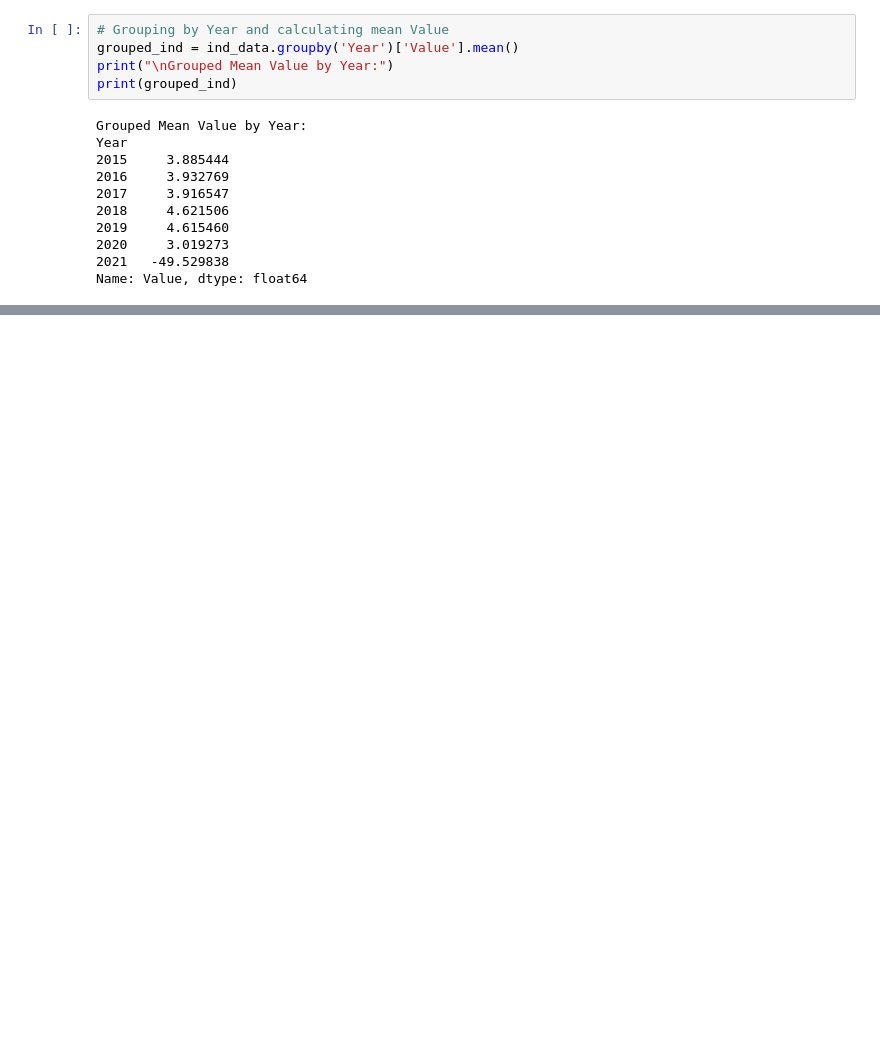
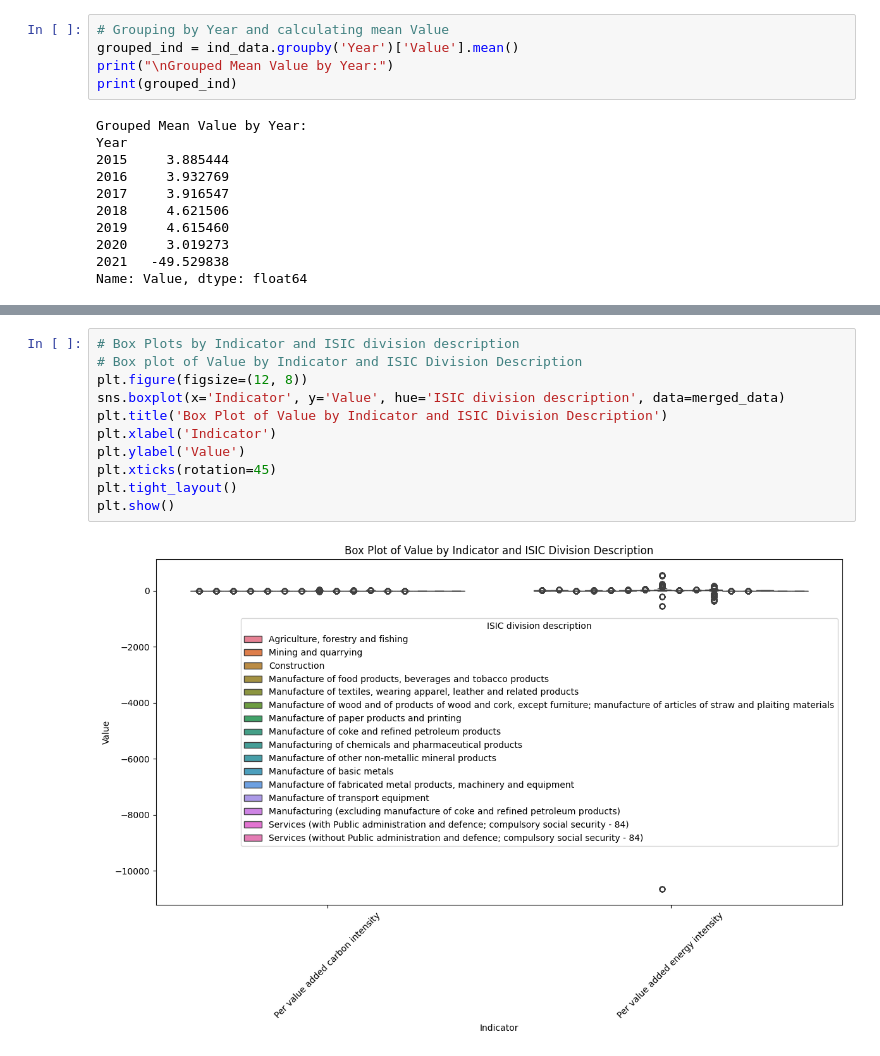
Before and after one commit to klbailey/ADA, a Jupyter notebook: Capstone.ipynb, the cells around one changed output, grey strips where cells are left out. Drawn from its saved outputs; the diff is of its cells as text; blank space fills up the shorter version.

```diff
--- a/Capstone.ipynb
+++ b/Capstone.ipynb
@@ -863,0 +1129,13 @@ Name: Value, dtype: float64
+# %%
+# Box Plots by Indicator and ISIC division description
+# Box plot of Value by Indicator and ISIC Division Description
+plt.figure(figsize=(12, 8))
+sns.boxplot(x='Indicator', y='Value', hue='ISIC division description', data=merged_data)
+plt.title('Box Plot of Value by Indicator and ISIC Division Description')
+plt.xlabel('Indicator')
+plt.ylabel('Value')
+plt.xticks(rotation=45)
+plt.tight_layout()
+plt.show()
+# %% [output]
+[figure, added]
```
Also changed, not shown: parts of 53 cells of this notebook.
